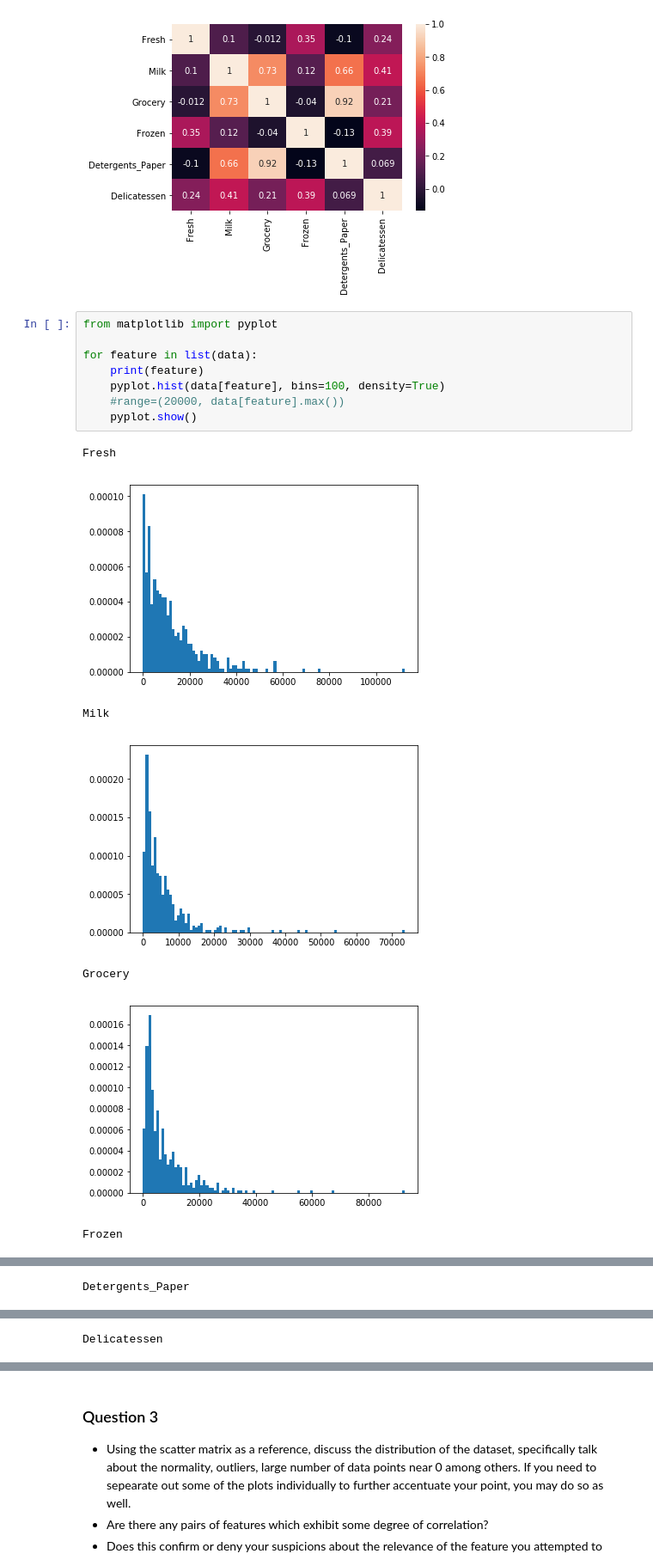
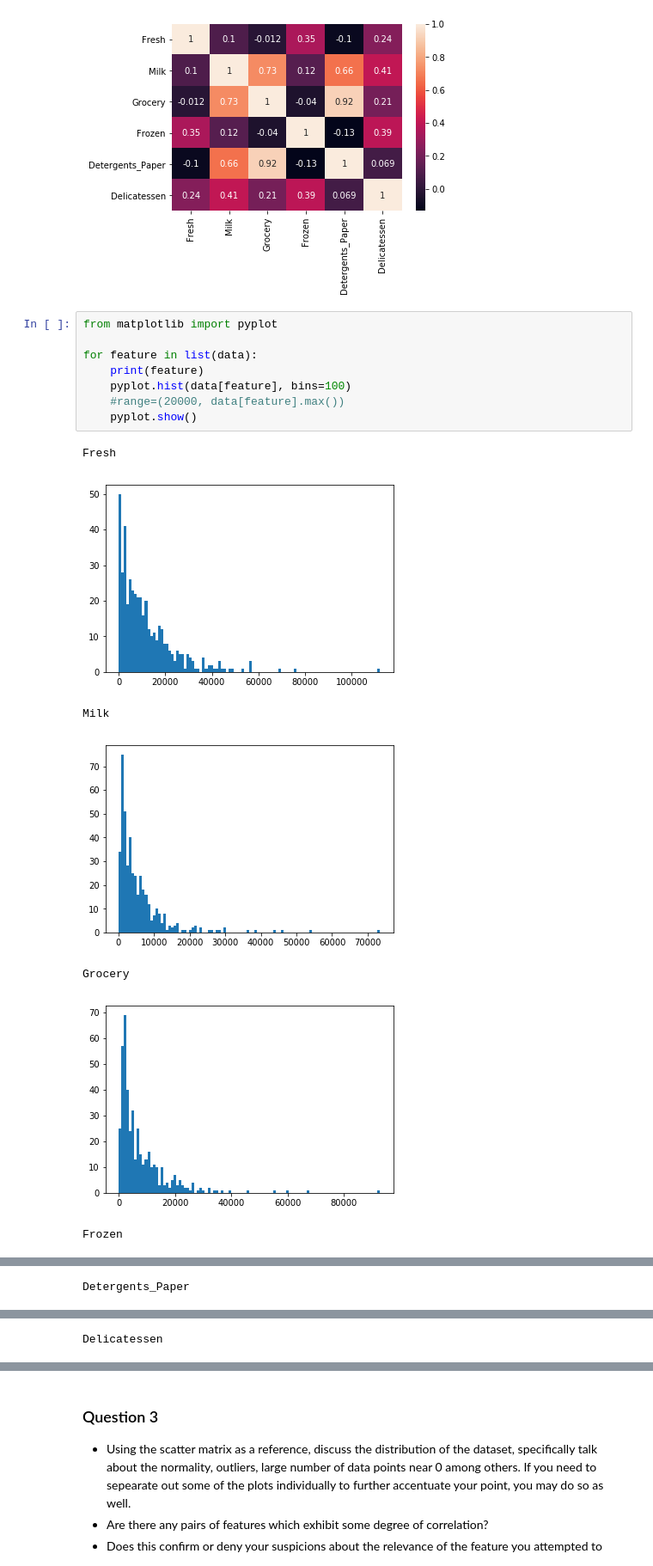
Before and after one commit to anton-mironenko/machine-learning, a Jupyter notebook: projects/customer_segments/customer_segments.ipynb, the cells around one changed output, grey strips where cells are left out. Shown: that part at 86% size. Saved outputs shown, nothing was run; the diff lists cells and outputs as text.

```diff
--- a/projects/customer_segments/customer_segments.ipynb
+++ b/projects/customer_segments/customer_segments.ipynb
@@ -172,16 +173,16 @@ sbrn.heatmap(data.corr(), annot=True)
 # %%
 from matplotlib import pyplot
 
 for feature in list(data):
     print(feature)
-    pyplot.hist(data[feature], bins=100, density=True)
+    pyplot.hist(data[feature], bins=100)
     #range=(20000, data[feature].max())
     pyplot.show()
 # %% [output]
 Fresh
-[figure, old version]
+[figure, new version]
 Milk
-[figure, old version]
+[figure, new version]
 Grocery
-[figure, old version]
+[figure, new version]
 Frozen
```
Also changed, not shown: parts of 26 cells of this notebook.
